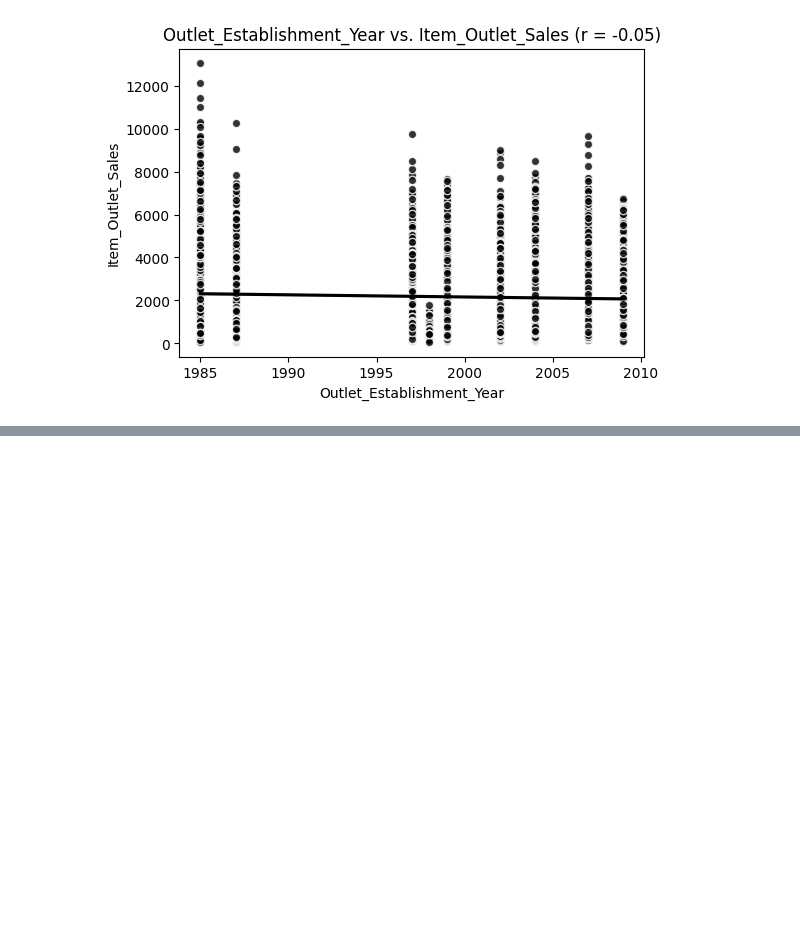
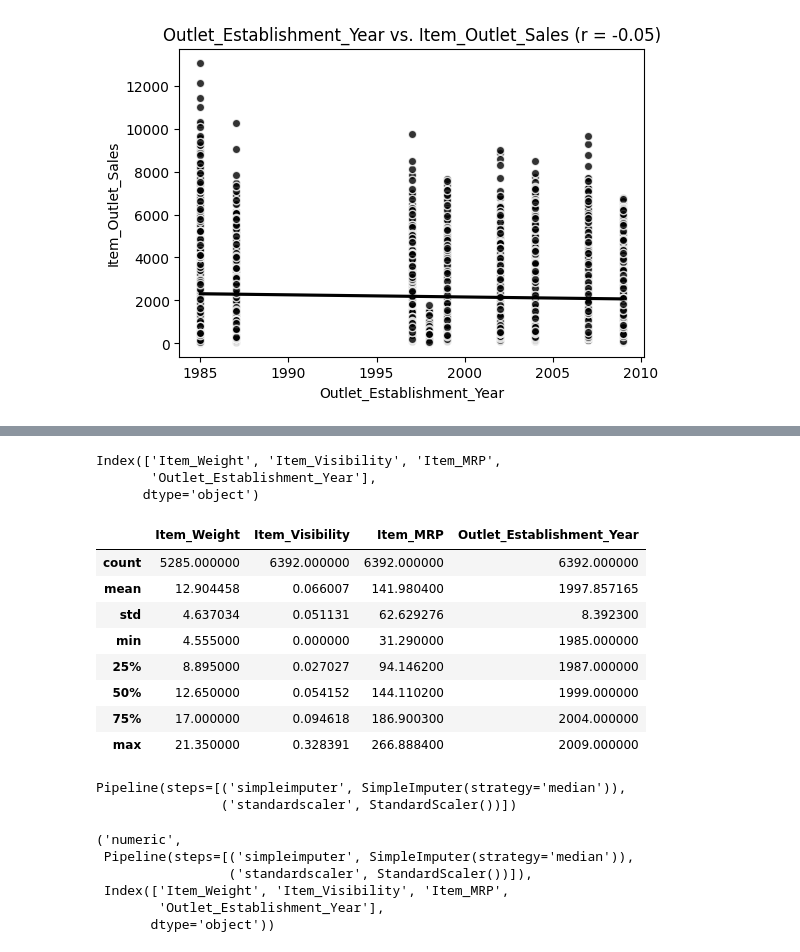
Before and after one commit to zyed79/Prediction-of-Product-Sales, a Jupyter notebook: Copie_de_Sales_of_Prediction_Project_.ipynb, the cells around one changed output, grey strips where cells are left out. Cells and saved outputs as stored; diff of their text form; code cells hidden in the pictures; blank space fills up the shorter version.

```diff
--- a/Copie_de_Sales_of_Prediction_Project_.ipynb
+++ b/Copie_de_Sales_of_Prediction_Project_.ipynb
@@ -834,0 +849,4 @@ fig, ax = plot_numeric_vs_target(temp_df, "Outlet_Establishment_Year", color = '
+# %%
+filename = "/content/drive/MyDrive/DATA/sales_predictions_2023 (1).csv"
+df = pd.read_csv(filename)
+df.head()
@@ -834,0 +895,4 @@ fig, ax = plot_numeric_vs_target(temp_df, "Outlet_Establishment_Year", color = '
+# %%
+df['Item_Fat_Content'] = df['Item_Fat_Content'].replace('LF','Low Fat')
+df['Item_Fat_Content'] = df['Item_Fat_Content'].replace('low fat','Low Fat')
+df['Item_Fat_Content'] = df['Item_Fat_Content'].replace('reg','Regular')
@@ -834,0 +913,5 @@ fig, ax = plot_numeric_vs_target(temp_df, "Outlet_Establishment_Year", color = '
+# %%
+X= df.drop(columns=['Item_Identifier', 'Item_Outlet_Sales'])
+y= df['Item_Outlet_Sales']
+# %%
+X_train, X_test, y_train, y_test = train_test_split(X, y, random_state = 42)
@@ -834,0 +1030,37 @@ fig, ax = plot_numeric_vs_target(temp_df, "Outlet_Establishment_Year", color = '
+# %%
+num_cols=X_train.select_dtypes('number').columns
+num_cols
+# %% [output]
+Index(['Item_Weight', 'Item_Visibility', 'Item_MRP',
+       'Outlet_Establishment_Year'],
+      dtype='object')
+# %%
+X_train.describe()
+# %% [output]
+|  | Item_Weight | Item_Visibility | Item_MRP | Outlet_Establishment_Year |
+| count | 5285.000000 | 6392.000000 | 6392.000000 | 6392.000000 |
+| mean | 12.904458 | 0.066007 | 141.980400 | 1997.857165 |
+| std | 4.637034 | 0.051131 | 62.629276 | 8.392300 |
+| min | 4.555000 | 0.000000 | 31.290000 | 1985.000000 |
+| 25% | 8.895000 | 0.027027 | 94.146200 | 1987.000000 |
+| 50% | 12.650000 | 0.054152 | 144.110200 | 1999.000000 |
+| 75% | 17.000000 | 0.094618 | 186.900300 | 2004.000000 |
+| max | 21.350000 | 0.328391 | 266.888400 | 2009.000000 |
+# %%
+impute_median = SimpleImputer(strategy='median')
+scaler = StandardScaler()
+num_pipe = make_pipeline(impute_median, scaler)
+num_pipe
+# %% [output]
+Pipeline(steps=[('simpleimputer', SimpleImputer(strategy='median')),
+                ('standardscaler', StandardScaler())])
+# %%
+num_tuple = ('numeric', num_pipe, num_cols)
+num_tuple
+# %% [output]
+('numeric',
+ Pipeline(steps=[('simpleimputer', SimpleImputer(strategy='median')),
+                 ('standardscaler', StandardScaler())]),
+ Index(['Item_Weight', 'Item_Visibility', 'Item_MRP',
+        'Outlet_Establishment_Year'],
+       dtype='object'))
```
Also changed, not shown: parts of 21 cells of this notebook.
